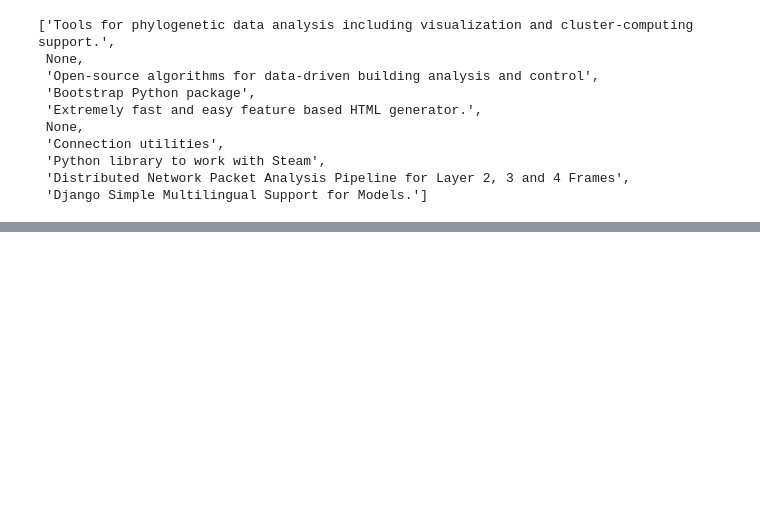
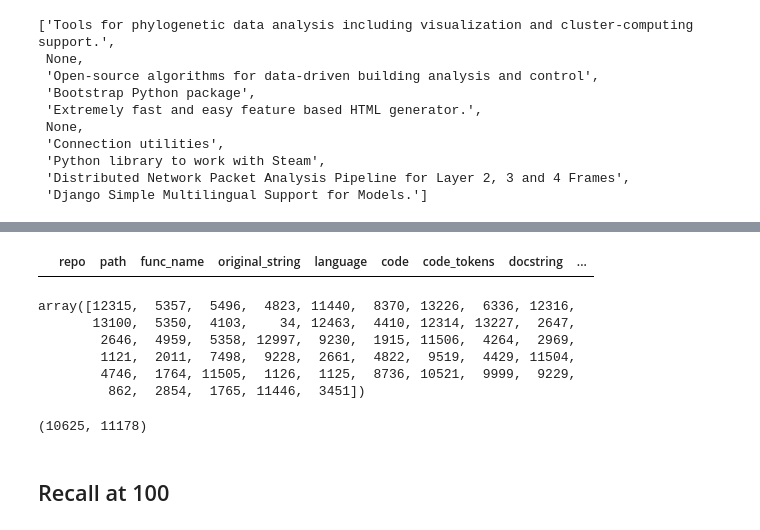
Before and after one commit to lambdaofgod/github_search, a Jupyter notebook: notebooks/CodeSearchNet_Repository_Descriptions.ipynb, the cells around one changed output, grey strips where cells are left out. Saved outputs shown, nothing was run; the diff lists cells and outputs as text; code cells hidden in the pictures; blank space fills up the shorter version.

```diff
--- a/notebooks/CodeSearchNet_Repository_Descriptions.ipynb
+++ b/notebooks/CodeSearchNet_Repository_Descriptions.ipynb
@@ -89,7 +86,7 @@ descriptions_p.index('Rate limit · GitHub')
 
 Most of dataset repositories are registered in PyPI.
 # %%
-def get_pypi_package_description(package_name):
+def get_pypi_package_description(package_name, part=2):
     temp_out = StringIO()
     sys.stdout = temp_out
     try:
@@ -98,8 +95,8 @@ def get_pypi_package_description(package_name):
     except:
         pass
     stdout = sys.stdout.getvalue().split('\n')
-    if len(stdout) > 2:
-        description = stdout[2]
+    if len(stdout) > part:
+        description = stdout[part]
     else:
         description = None
     sys.stdout = sys.__stdout__
@@ -138,0 +134,3 @@ n_repos_with_no_pypi_description = len([n for n in pypi_descriptions_p if n is N
+# %%
+repos_with_descriptions = [repo for (repo, n) in zip(repos, pypi_descriptions_p) if not n is None]
+descriptions = [desc for (repo, desc) in zip(repos, pypi_descriptions_p) if not (desc is None or desc == '')]
@@ -157,0 +177,5 @@ pypi_descriptions_p[:10]
+# %%
+codesearch_df = all_codesearch_df[all_codesearch_df['repo'].isin(repos_with_descriptions)]
+# %%
+train_codesearch_df = codesearch_df[codesearch_df['partition'] == 'train']
+val_codesearch_df = codesearch_df[codesearch_df['partition'] == 'val']
@@ -157,0 +209,4 @@ pypi_descriptions_p[:10]
+# %%
+val_codesearch_df
+# %% [output]
+|  | repo | path | func_name | original_string | language | code | code_tokens | docstring | ... |
@@ -157,0 +215,15 @@ pypi_descriptions_p[:10]
+# %%
+val_description_closest_docstring_indices.values[0]
+# %% [output]
+array([12315,  5357,  5496,  4823, 11440,  8370, 13226,  6336, 12316,
+       13100,  5350,  4103,    34, 12463,  4410, 12314, 13227,  2647,
+        2646,  4959,  5358, 12997,  9230,  1915, 11506,  4264,  2969,
+        1121,  2011,  7498,  9228,  2661,  4822,  9519,  4429, 11504,
+        4746,  1764, 11505,  1126,  1125,  8736, 10521,  9999,  9229,
+         862,  2854,  1765, 11446,  3451])
+# %%
+bow_vectors.shape
+# %% [output]
+(10625, 11178)
+# %% [markdown]
+## Recall at 100
```
Also changed, not shown: parts of 24 cells of this notebook.
